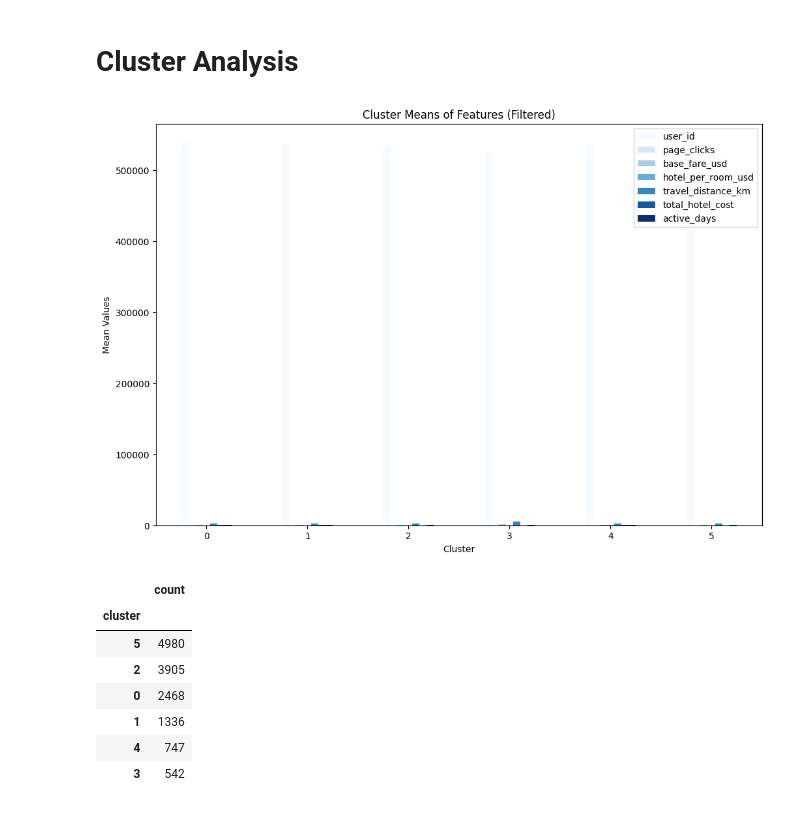
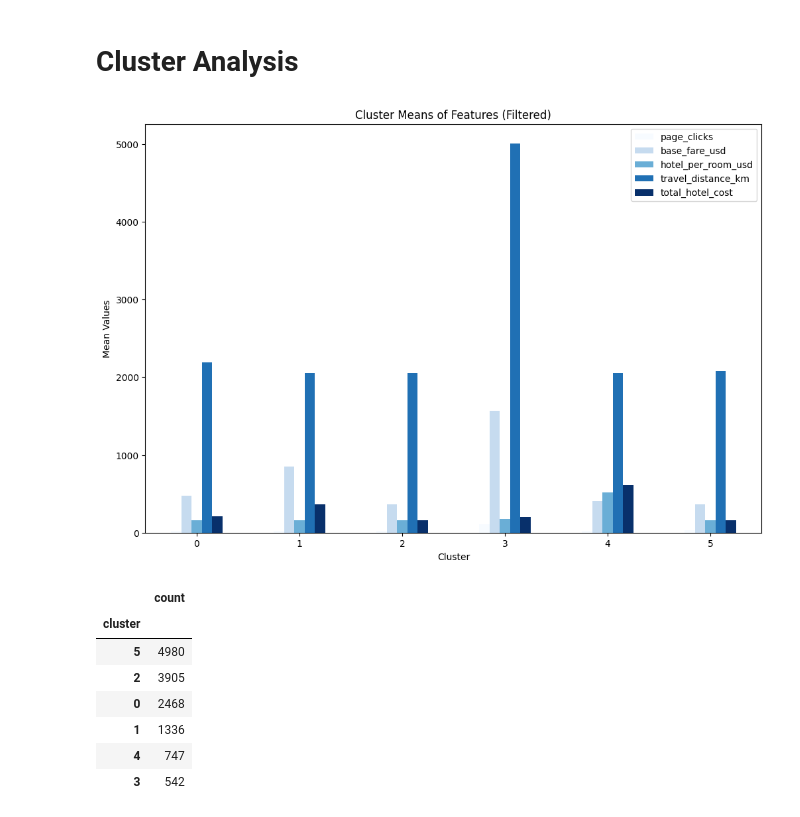
Before and after one commit to sultanmr/travel-tide, a Jupyter notebook: TravelTide.ipynb, the cells around one changed output. Saved outputs shown, nothing was run; the diff lists cells and outputs as text; code cells hidden in the pictures.

```diff
--- a/TravelTide.ipynb
+++ b/TravelTide.ipynb
@@ -283,27 +283,28 @@ plt.show()
 # %% [markdown]
 # Cluster Analysis
 # %%
-cluster_means = data_numeric.groupby("cluster").mean()
+data_numeric2 = data_numeric.copy().drop(columns=["user_id"])
+cluster_means = data_numeric2.groupby("cluster").mean()
 
 # Calculate the variance of each feature across clusters
 feature_variances = cluster_means.var()
 
 # Set a threshold for low variance (e.g., features with variance less than a threshold will be removed)
-low_variance_threshold = 10
+low_variance_threshold = 100
 features_to_keep = feature_variances[feature_variances > low_variance_threshold].index
 
 # Filter the cluster means dataframe to keep only features with sufficient variance
 cluster_means_filtered = cluster_means[features_to_keep]
 
 # Plotting the bar plot for filtered features
 cluster_means_filtered.plot(kind='bar', figsize=(12, 8), cmap='Blues')
 plt.title('Cluster Means of Features (Filtered)')
 plt.ylabel('Mean Values')
 plt.xlabel('Cluster')
 plt.xticks(rotation=0)
 plt.show()
 # %% [output]
-[figure, old version]
+[figure, new version]
 # %%
 data_numeric['cluster'].value_counts()
 # %% [output]
```
Also changed, not shown: parts of 2 cells of this notebook.
